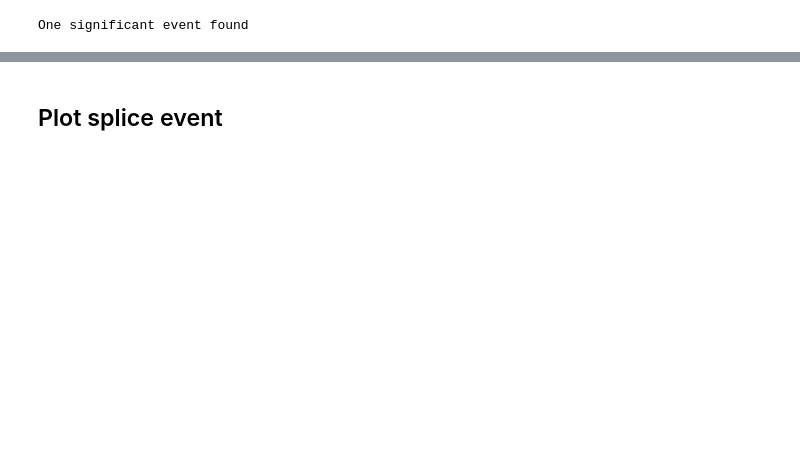
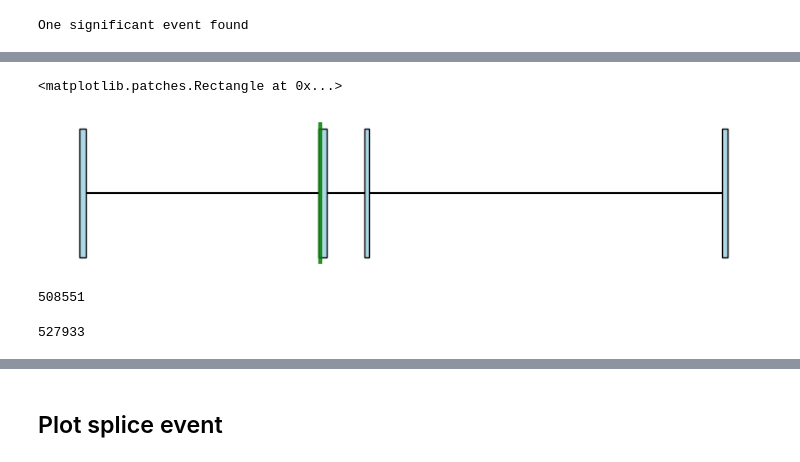
Before and after one commit to NaegleLab/ExonPTMapper, a Jupyter notebook: SQL_Database/rmats.ipynb, the cells around one changed output, grey strips where cells are left out. Drawn from its saved outputs; the diff is of its cells as text; code cells hidden in the pictures; blank space fills up the shorter version.

```diff
--- a/SQL_Database/rmats.ipynb
+++ b/SQL_Database/rmats.ipynb
@@ -61,0 +516,9 @@ downstream_region = (data_sub['downstreamES'], data_sub['downstreamEE'])
+# %%
+transcript = 'ENST00000342645'
+query = """SELECT * FROM transcript_exon
+        LEFT JOIN exons ON transcript_exon.Exon_stable_ID = exons.Exon_stable_ID
+        WHERE transcript_exon.Transcript_stable_ID = ?"""
+exons = plotter.conn.execute(query, (transcript,)).fetchall()
+columns = plotter.get_table_columns('transcript_exon') + plotter.get_table_columns('exons')
+exons_df = pd.DataFrame(exons, columns = columns)
+exons_df
@@ -61,0 +538,8 @@ downstream_region = (data_sub['downstreamES'], data_sub['downstreamEE'])
+# %%
+#get gene info
+query = """SELECT genes.* FROM genes
+            JOIN transcripts on transcripts.Gene_stable_ID = genes.Gene_stable_ID
+            WHERE genes.Gene_stable_ID = ?"""
+gene_info = plotter.conn.execute(query, (id,)).fetchone()
+gene_info = dict(zip(plotter.get_table_columns('genes'), gene_info))
+gene_info
@@ -61,0 +558,49 @@ downstream_region = (data_sub['downstreamES'], data_sub['downstreamEE'])
+# %%
+gene_cds_start, gene_cds_end = plotting.getGenomicCodingRegion(plotter, transcript, gene_info['Strand'])
+# %%
+import matplotlib.pyplot as plt
+import matplotlib.patches as patches
+noncoding_color = 'lightgray'
+coding_color = 'lightblue'
+
+min_exon_rank = 6
+max_exon_rank = 9
+trim_exons = exons_df[(exons_df['Exon_rank_in_transcript'] >= min_exon_rank) & (exons_df['Exon_rank_in_transcript'] <= max_exon_rank)]
+
+fig, ax = plt.subplots(figsize=(10, 2))
+if gene_info['Strand'] == 1:
+    ax.plot([trim_exons['Gene_Start'].min(), trim_exons['Gene_End'].max()], [0.5, 0.5], c = 'k')
+else:
+    ax.plot([trim_exons['Gene_End'].min(), trim_exons['Gene_Start'].max()], [0.5, 0.5], c = 'k')
+for i, row in trim_exons.iterrows():
+    #extract starting and end positions of exon
+    fiveprime = row['Gene_Start']
+    threeprime = row['Gene_End']
+
+    #check if exon is fully noncoding, fully coding, or if cds start/stop exists in exon. Plot exon accordingly
+
+    if threeprime < gene_cds_start or fiveprime > gene_cds_end: #fully noncoding
+        rect = patches.Rectangle((fiveprime,0.4), threeprime - fiveprime, 0.2, facecolor = noncoding_color, edgecolor = 'black', zorder = 2)
+        ax.add_patch(rect)
+    elif fiveprime >= gene_cds_start and threeprime <= gene_cds_end: #fully coding
+        rect = patches.Rectangle((fiveprime,0.2), threeprime - fiveprime, 0.6, facecolor = coding_color, edgecolor = 'black', zorder = 2)
+        ax.add_patch(rect)
+    else:#partially coding
+        noncoding_rect = patches.Rectangle((fiveprime,0.2), threeprime - fiveprime, 0.6, facecolor = noncoding_color, edgecolor = 'black', zorder = 2)
+        ax.add_patch(noncoding_rect)
+
+        if fiveprime < gene_cds_start:
+            fiveprime = gene_cds_start
+        if threeprime > gene_cds_end:
+            threeprime = gene_cds_end
+
+        noncoding_rect = patches.Rectangle((fiveprime,0.2), threeprime - fiveprime, 0.6, facecolor = coding_color, edgecolor = 'black', zorder = 3)
+        ax.add_patch(noncoding_rect)
+
+if gene_info['Strand'] == -1:
+    ax.invert_xaxis()
+
+ax.axvspan(spliced_region[0], spliced_region[1], color='green', alpha=0.8, zorder = 2)
+# %% [output]
+<matplotlib.patches.Rectangle at 0x...>
+[figure, added]
@@ -61,0 +651,8 @@ downstream_region = (data_sub['downstreamES'], data_sub['downstreamEE'])
+# %%
+gene_cds_end
+# %% [output]
+508551
+# %%
+fiveprime
+# %% [output]
+527933
```
Also changed, not shown: parts of 50 cells of this notebook, 3 other files.
